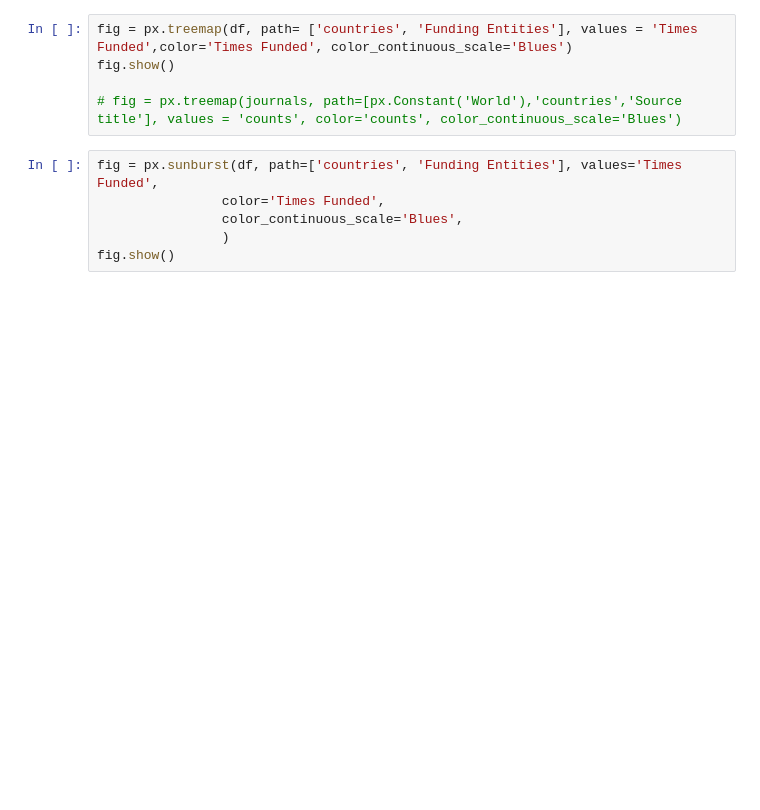
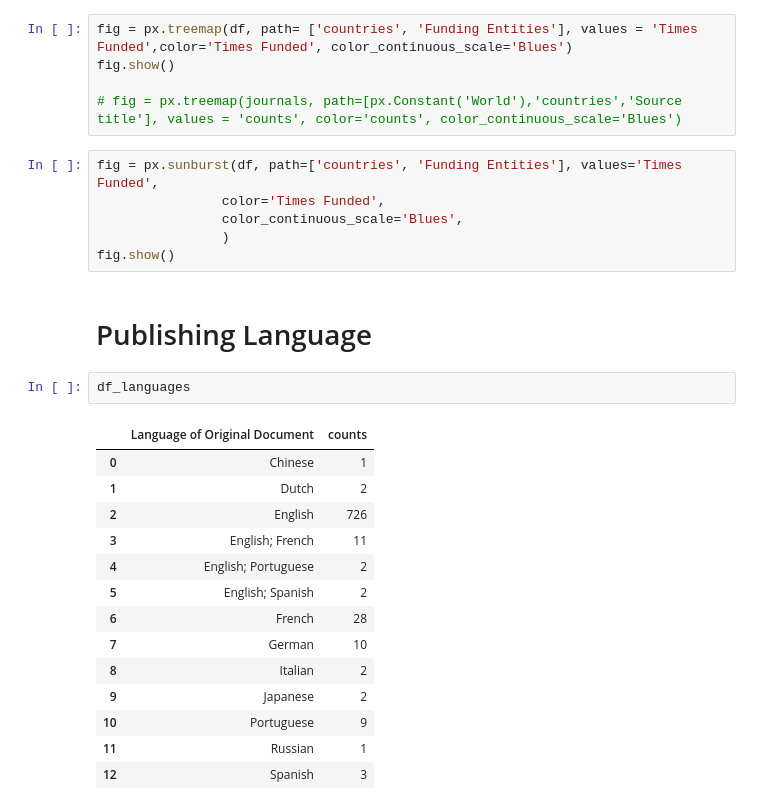
Before and after one commit to msherrif04/OphthoViz, a Jupyter notebook: notebooks/visualizations.ipynb, the cells around one changed output. Cells and saved outputs as stored; diff of their text form; blank space fills up the shorter version.

```diff
--- a/notebooks/visualizations.ipynb
+++ b/notebooks/visualizations.ipynb
@@ -730,3 +737,22 @@ fig = px.sunburst(df, path=['countries', 'Funding Entities'], values='Times Fund
                 color_continuous_scale='Blues',
                 )
 fig.show()
+# %% [markdown]
+# Publishing Language
+# %%
+df_languages
+# %% [output]
+|  | Language of Original Document | counts |
+| 0 | Chinese | 1 |
+| 1 | Dutch | 2 |
+| 2 | English | 726 |
+| 3 | English; French | 11 |
+| 4 | English; Portuguese | 2 |
+| 5 | English; Spanish | 2 |
+| 6 | French | 28 |
+| 7 | German | 10 |
+| 8 | Italian | 2 |
+| 9 | Japanese | 2 |
+| 10 | Portuguese | 9 |
+| 11 | Russian | 1 |
+| 12 | Spanish | 3 |
```
Also changed, not shown: parts of 15 cells of this notebook, 5 other files.
